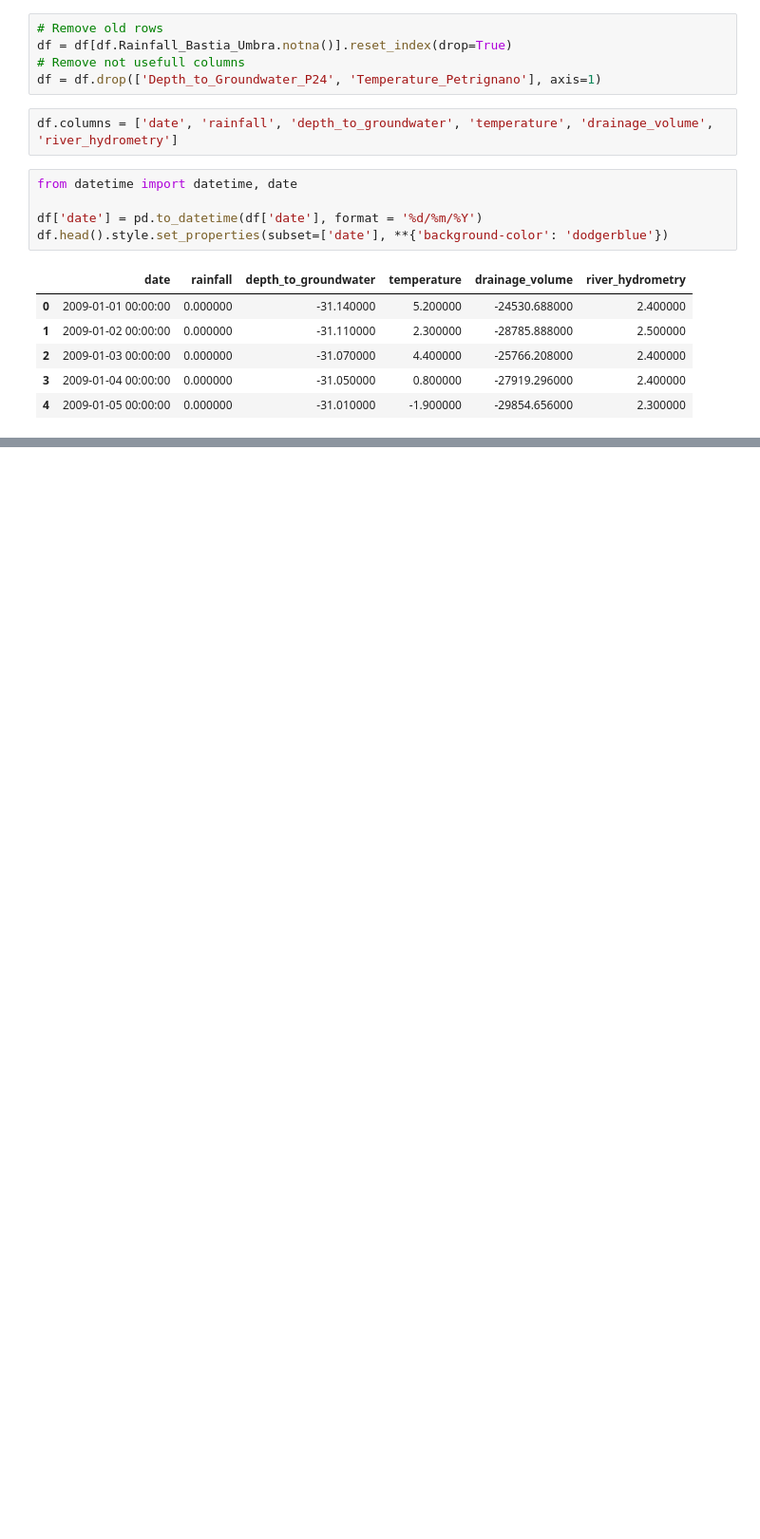
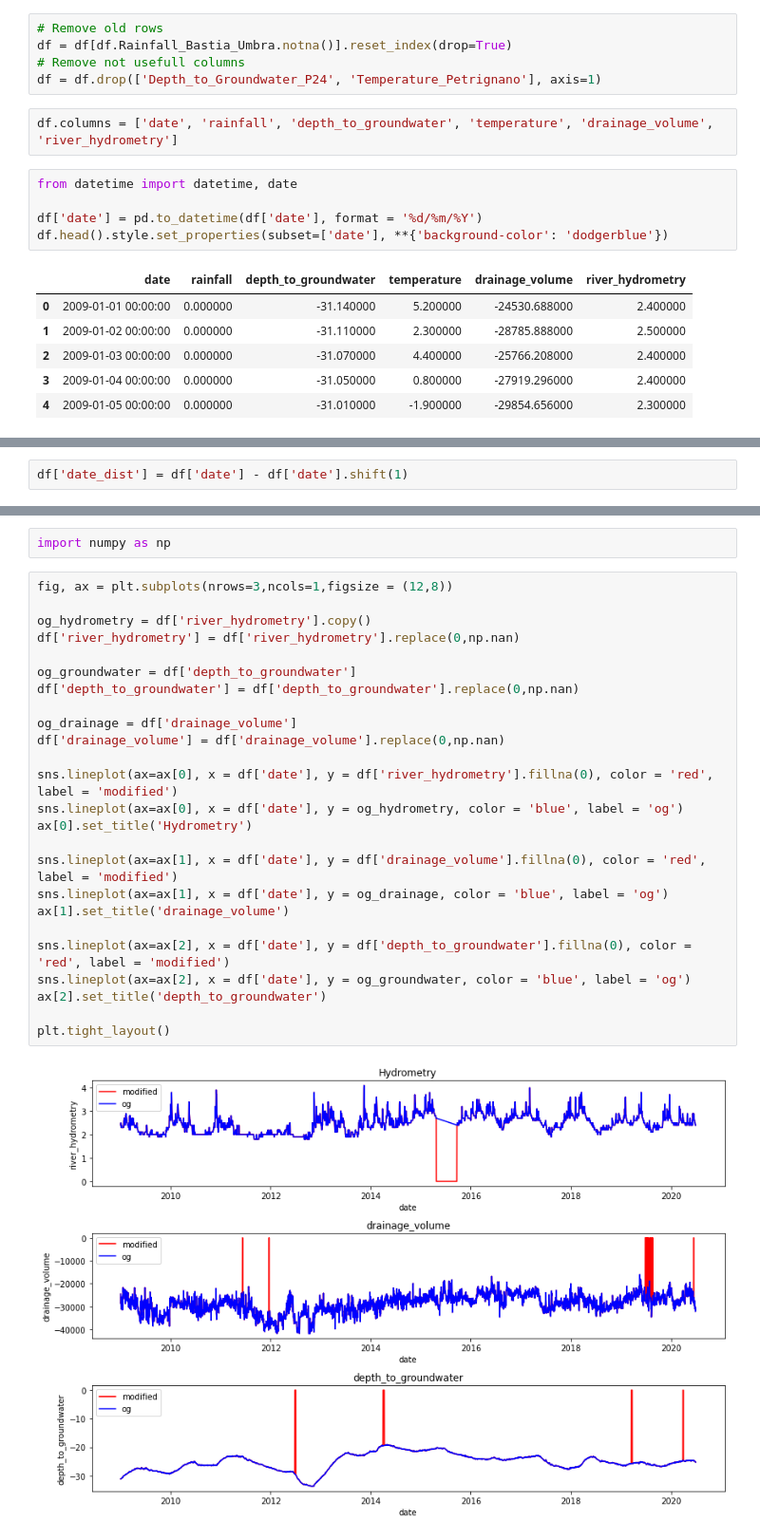
Before and after one commit to chris199713/time_series_analysis, a Jupyter notebook: time_series_analysis.ipynb, the cells around one changed output, grey strips where cells are left out. Shown at 95% size. Saved outputs shown, nothing was run; the diff lists cells and outputs as text; blank space fills up the shorter version.

```diff
--- a/time_series_analysis.ipynb
+++ b/time_series_analysis.ipynb
@@ -33,0 +37,2 @@ df.head().style.set_properties(subset=['date'], **{'background-color': 'dodgerbl
+# %%
+df['date_dist'] = df['date'] - df['date'].shift(1)
@@ -33,0 +64,29 @@ df.head().style.set_properties(subset=['date'], **{'background-color': 'dodgerbl
+# %%
+import numpy as np
+# %%
+fig, ax = plt.subplots(nrows=3,ncols=1,figsize = (12,8))
+
+og_hydrometry = df['river_hydrometry'].copy()
+df['river_hydrometry'] = df['river_hydrometry'].replace(0,np.nan)
+
+og_groundwater = df['depth_to_groundwater']
+df['depth_to_groundwater'] = df['depth_to_groundwater'].replace(0,np.nan)
+
+og_drainage = df['drainage_volume']
+df['drainage_volume'] = df['drainage_volume'].replace(0,np.nan)
+
+sns.lineplot(ax=ax[0], x = df['date'], y = df['river_hydrometry'].fillna(0), color = 'red', label = 'modified')
+sns.lineplot(ax=ax[0], x = df['date'], y = og_hydrometry, color = 'blue', label = 'og')
+ax[0].set_title('Hydrometry')
+
+sns.lineplot(ax=ax[1], x = df['date'], y = df['drainage_volume'].fillna(0), color = 'red', label = 'modified')
+sns.lineplot(ax=ax[1], x = df['date'], y = og_drainage, color = 'blue', label = 'og')
+ax[1].set_title('drainage_volume')
+
+sns.lineplot(ax=ax[2], x = df['date'], y = df['depth_to_groundwater'].fillna(0), color = 'red', label = 'modified')
+sns.lineplot(ax=ax[2], x = df['date'], y = og_groundwater, color = 'blue', label = 'og')
+ax[2].set_title('depth_to_groundwater')
+
+plt.tight_layout()
+# %% [output]
+[figure, added]
```
Also changed, not shown: parts of 13 cells of this notebook.
